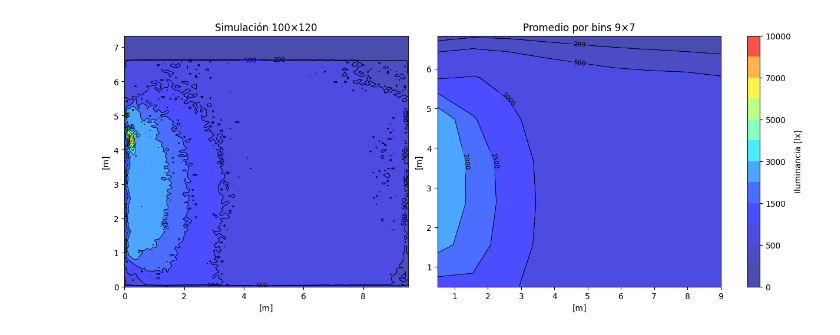
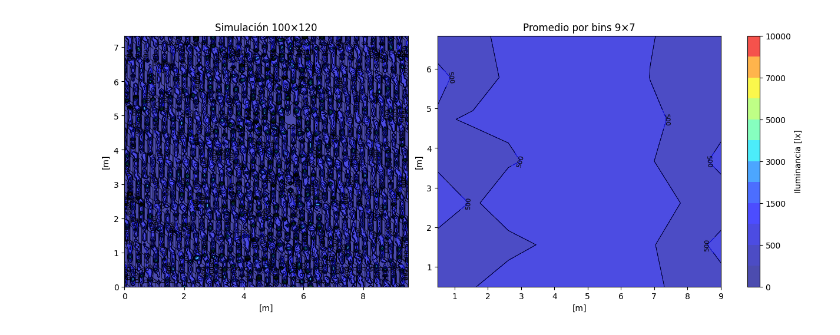
Before and after one commit to AltamarMx/analisis_ill_nelier, a Jupyter notebook: notebooks/002_Mapas-iluminancia-horarios.ipynb, the cells around one changed output. Cells and saved outputs as stored; diff of their text form; code cells hidden in the pictures.

```diff
--- a/notebooks/002_Mapas-iluminancia-horarios.ipynb
+++ b/notebooks/002_Mapas-iluminancia-horarios.ipynb
@@ -28,7 +28,7 @@ from dateutil.parser import parse
 # a40 = sensormtx(24.30,31.70,2.535,12.13,120,100,5.45)
 # a40 = ill.daylight("../resultados/iluminancia/A40-1_anual.ill",a40)
 f = "../resultados/iluminancia/A40-1_anual.ill"
-a401 = np.loadtxt(f,skiprows=10).reshape(100,120,366,24).transpose(2,3,0,1)
+a401 = np.loadtxt(f,skiprows=11).reshape(100,120,366,24).transpose(2,3,0,1)
 # %%
 # a40_2 = sensormtx(24.30,31.70,2.535,12.13,120,100,5.45)
 # a40 = ill.daylight("../resultados/iluminancia/A40-2_anual.ill",a40)
@@ -153,6 +153,6 @@ def grafica_mapa_promediado(ill, fecha='2024-06-26', hora=8, vmax=None,
 
     return Zc, Xc, Yc
 # %%
-_,_,_ = grafica_mapa_promediado(a402,vmax=10_000,hora=10)
+_,_,_ = grafica_mapa_promediado(a401,vmax=10_000,hora=10)
 # %% [output]
-[figure, old version]
+[figure, new version]
```
Also changed, not shown: parts of 1 cell of this notebook, 24 other files.
